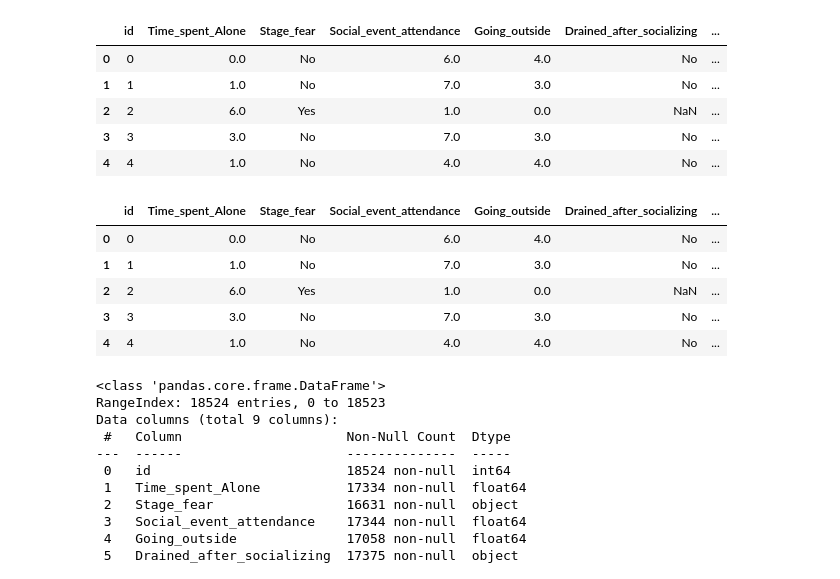
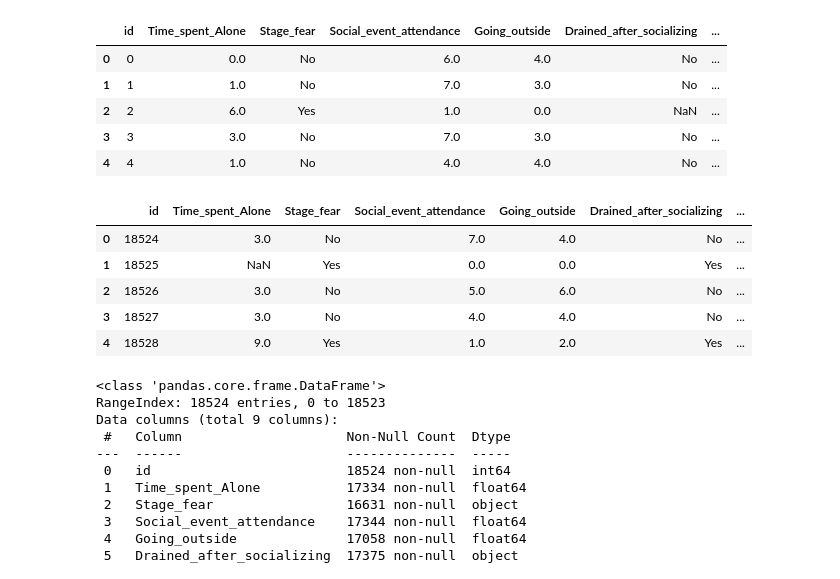
Before and after one commit to PiotrPieciak/LEARN_06_KAGGLE_Predict_Introverts, a Jupyter notebook: notebooks/01_Introverts_and_extroverts_EDA.ipynb, the cells around one changed output. Drawn from its saved outputs; the diff is of its cells as text; code cells hidden in the pictures.

```diff
--- a/notebooks/01_Introverts_and_extroverts_EDA.ipynb
+++ b/notebooks/01_Introverts_and_extroverts_EDA.ipynb
@@ -27,14 +29,14 @@ train_df.head(5)
 | 3 | 3 | 3.0 | No | 7.0 | 3.0 | No | ... |
 | 4 | 4 | 1.0 | No | 4.0 | 4.0 | No | ... |
 # %%
-train_df.head(5)
+test_df.head(5)
 # %% [output]
 |  | id | Time_spent_Alone | Stage_fear | Social_event_attendance | Going_outside | Drained_after_socializing | ... |
-| 0 | 0 | 0.0 | No | 6.0 | 4.0 | No | ... |
-| 1 | 1 | 1.0 | No | 7.0 | 3.0 | No | ... |
-| 2 | 2 | 6.0 | Yes | 1.0 | 0.0 | NaN | ... |
-| 3 | 3 | 3.0 | No | 7.0 | 3.0 | No | ... |
-| 4 | 4 | 1.0 | No | 4.0 | 4.0 | No | ... |
+| 0 | 18524 | 3.0 | No | 7.0 | 4.0 | No | ... |
+| 1 | 18525 | NaN | Yes | 0.0 | 0.0 | Yes | ... |
+| 2 | 18526 | 3.0 | No | 5.0 | 6.0 | No | ... |
+| 3 | 18527 | 3.0 | No | 4.0 | 4.0 | No | ... |
+| 4 | 18528 | 9.0 | Yes | 1.0 | 2.0 | Yes | ... |
 # %%
 print(train_df.info())
 print(test_df.info())
```
Also changed, not shown: parts of 44 cells of this notebook.
